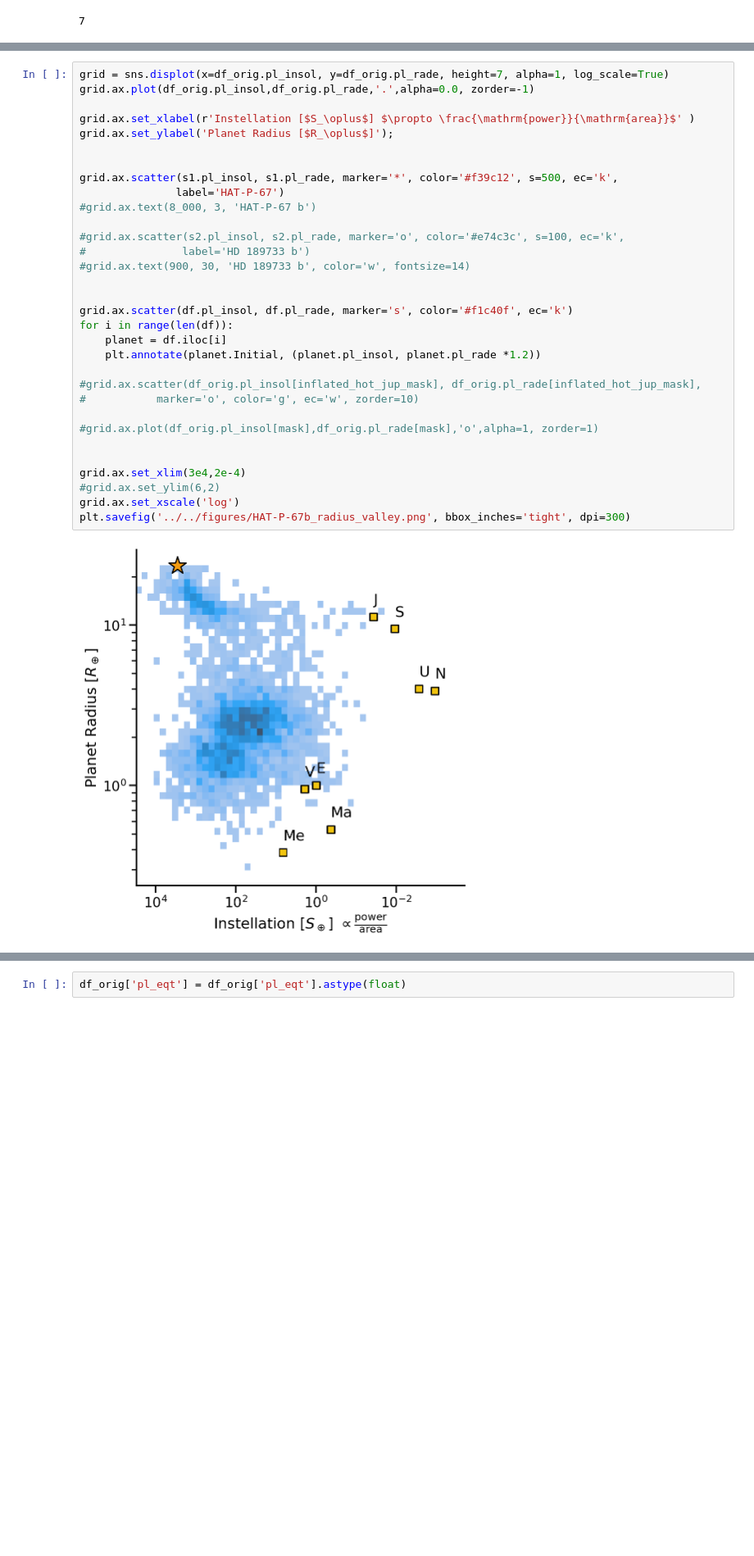
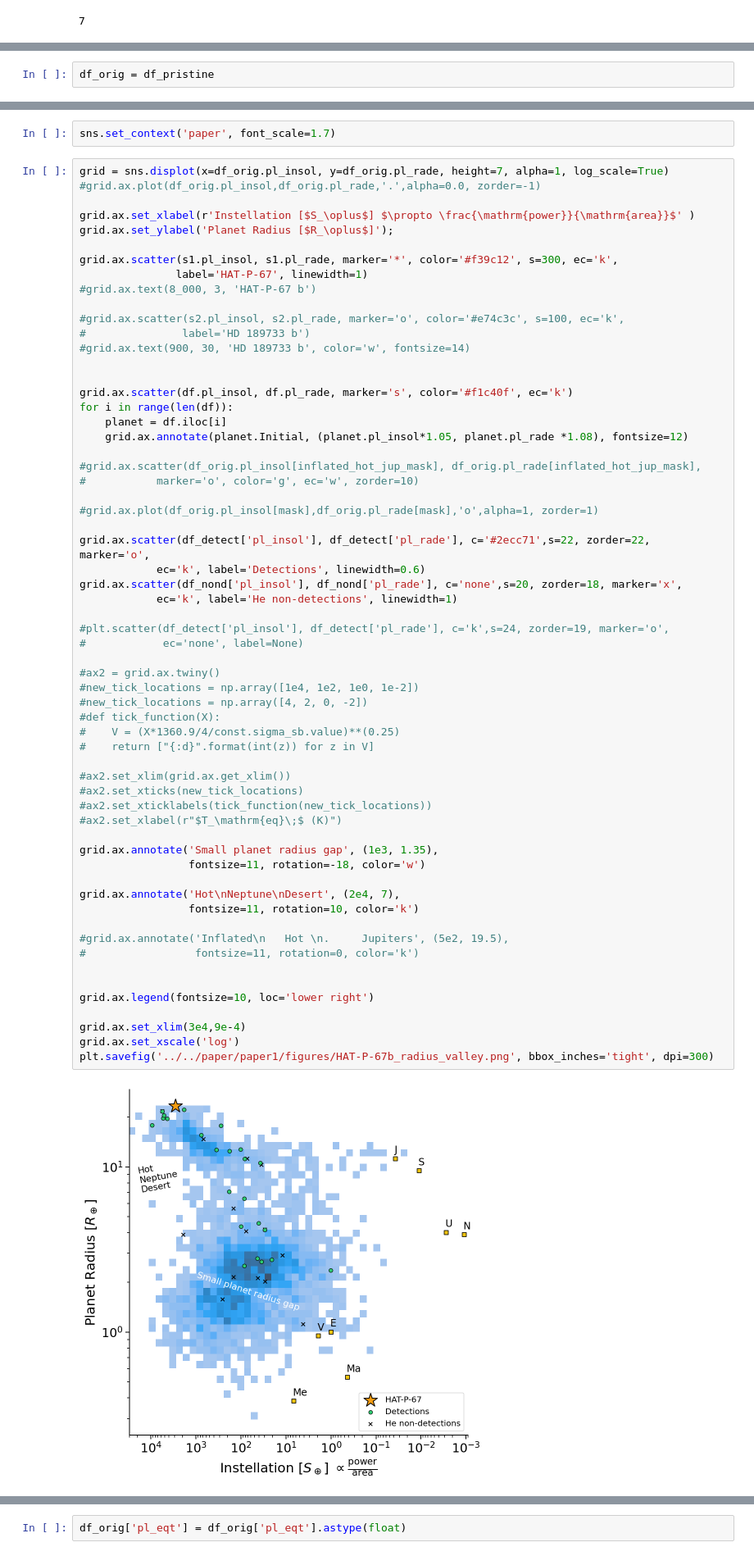
Before and after one commit to BrownDwarf/disperse, a Jupyter notebook: notebooks/03_exoplanet_archive_analysis/03_07_OhmicDissipationCliff.ipynb, the cells around one changed output, grey strips where cells are left out. Shown at 82% size. Saved outputs shown, nothing was run; the diff lists cells and outputs as text; blank space fills up the shorter version.

Commit message:
Remake figure 1

```diff
--- a/notebooks/03_exoplanet_archive_analysis/03_07_OhmicDissipationCliff.ipynb
+++ b/notebooks/03_exoplanet_archive_analysis/03_07_OhmicDissipationCliff.ipynb
@@ -776,0 +788,2 @@ mask.sum()
+# %%
+df_orig = df_pristine
@@ -777,37 +796,68 @@ mask.sum()
+# %%
+sns.set_context('paper', font_scale=1.7)
 # %%
 grid = sns.displot(x=df_orig.pl_insol, y=df_orig.pl_rade, height=7, alpha=1, log_scale=True)
-grid.ax.plot(df_orig.pl_insol,df_orig.pl_rade,'.',alpha=0.0, zorder=-1)
+#grid.ax.plot(df_orig.pl_insol,df_orig.pl_rade,'.',alpha=0.0, zorder=-1)
 
 grid.ax.set_xlabel(r'Instellation [$S_\oplus$] $\propto \frac{\mathrm{power}}{\mathrm{area}}$' )
 grid.ax.set_ylabel('Planet Radius [$R_\oplus$]');
 
-
-grid.ax.scatter(s1.pl_insol, s1.pl_rade, marker='*', color='#f39c12', s=500, ec='k',
-               label='HAT-P-67')
+grid.ax.scatter(s1.pl_insol, s1.pl_rade, marker='*', color='#f39c12', s=300, ec='k',
+               label='HAT-P-67', linewidth=1)
 #grid.ax.text(8_000, 3, 'HAT-P-67 b')
 
 #grid.ax.scatter(s2.pl_insol, s2.pl_rade, marker='o', color='#e74c3c', s=100, ec='k',
 #               label='HD 189733 b')
 #grid.ax.text(900, 30, 'HD 189733 b', color='w', fontsize=14)
 
 
 grid.ax.scatter(df.pl_insol, df.pl_rade, marker='s', color='#f1c40f', ec='k')
 for i in range(len(df)):
     planet = df.iloc[i]
-    plt.annotate(planet.Initial, (planet.pl_insol, planet.pl_rade *1.2))
+    grid.ax.annotate(planet.Initial, (planet.pl_insol*1.05, planet.pl_rade *1.08), fontsize=12)
 
 #grid.ax.scatter(df_orig.pl_insol[inflated_hot_jup_mask], df_orig.pl_rade[inflated_hot_jup_mask],
 #           marker='o', color='g', ec='w', zorder=10)
 
 #grid.ax.plot(df_orig.pl_insol[mask],df_orig.pl_rade[mask],'o',alpha=1, zorder=1)
 
+grid.ax.scatter(df_detect['pl_insol'], df_detect['pl_rade'], c='#2ecc71',s=22, zorder=22, marker='o',
+            ec='k', label='Detections', linewidth=0.6)
+grid.ax.scatter(df_nond['pl_insol'], df_nond['pl_rade'], c='none',s=20, zorder=18, marker='x',
+            ec='k', label='He non-detections', linewidth=1)
 
-grid.ax.set_xlim(3e4,2e-4)
-#grid.ax.set_ylim(6,2)
+#plt.scatter(df_detect['pl_insol'], df_detect['pl_rade'], c='k',s=24, zorder=19, marker='o',
+#            ec='none', label=None)
+
+#ax2 = grid.ax.twiny()
+#new_tick_locations = np.array([1e4, 1e2, 1e0, 1e-2])
+#new_tick_locations = np.array([4, 2, 0, -2])
+#def tick_function(X):
+#    V = (X*1360.9/4/const.sigma_sb.value)**(0.25)
+#    return ["{:d}".format(int(z)) for z in V]
+
+#ax2.set_xlim(grid.ax.get_xlim())
+#ax2.set_xticks(new_tick_locations)
+#ax2.set_xticklabels(tick_function(new_tick_locations))
+#ax2.set_xlabel(r"$T_\mathrm{eq}\;$ (K)")
+
+grid.ax.annotate('Small planet radius gap', (1e3, 1.35),
+                 fontsize=11, rotation=-18, color='w')
+
+grid.ax.annotate('Hot\nNeptune\nDesert', (2e4, 7),
+                 fontsize=11, rotation=10, color='k')
+
+#grid.ax.annotate('Inflated\n   Hot \n.     Jupiters', (5e2, 19.5),
+#                 fontsize=11, rotation=0, color='k')
+
+
+grid.ax.legend(fontsize=10, loc='lower right')
+
+grid.ax.set_xlim(3e4,9e-4)
 grid.ax.set_xscale('log')
-plt.savefig('../../figures/HAT-P-67b_radius_valley.png', bbox_inches='tight', dpi=300)
+plt.savefig('../../paper/paper1/figures/HAT-P-67b_radius_valley.png', bbox_inches='tight', dpi=300)
 # %% [output]
-[figure, old version]
+[figure, new version]
 # %%
 fig, ax = plt.subplots(figsize=(9, 7))
 sns.kdeplot(x=df_orig.pl_insol, y=df_orig.pl_grave, alpha=1, shade=False,
```
Also changed, not shown: parts of 12 cells of this notebook, 1 other file.
